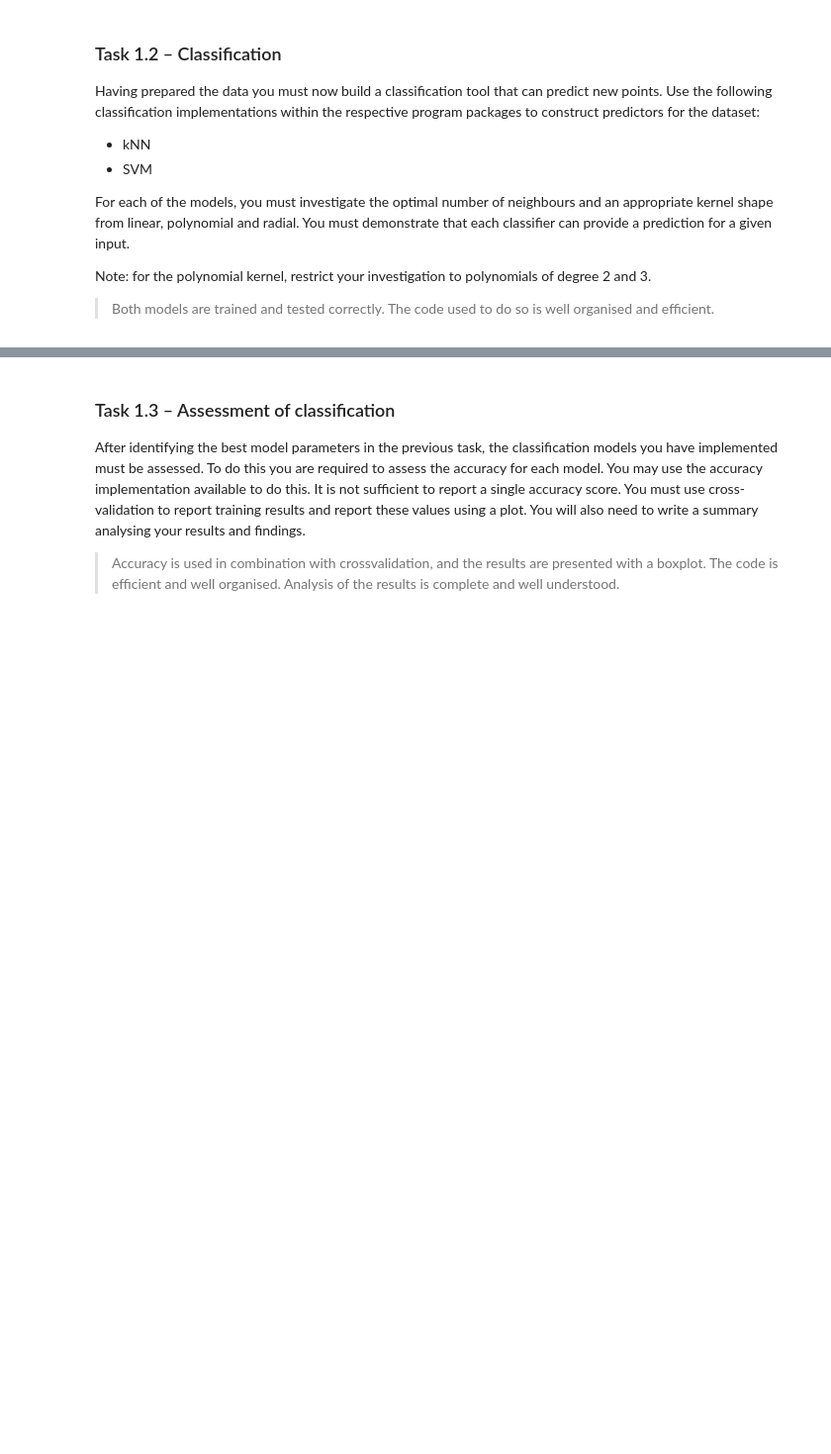
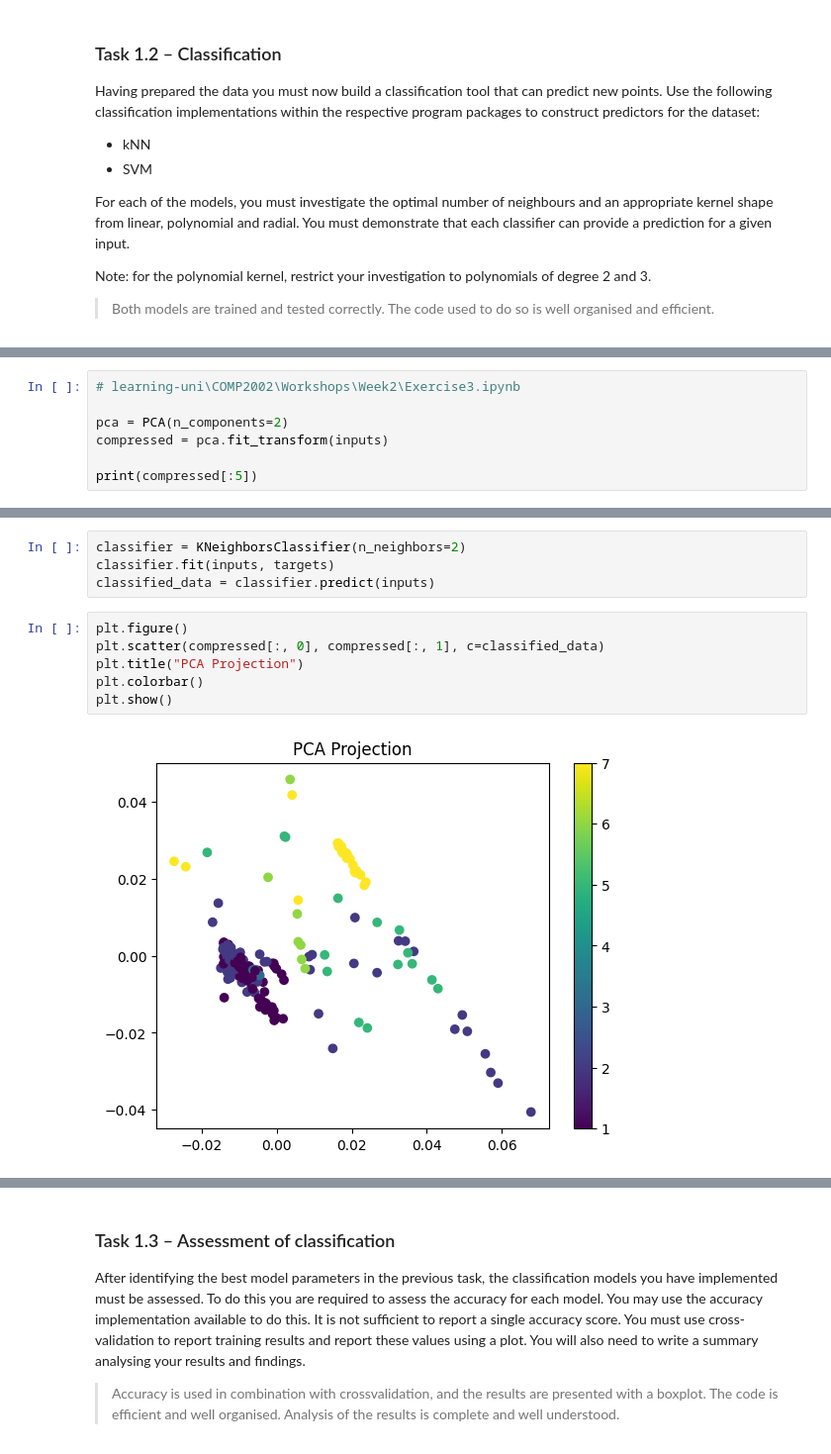
Before and after one commit to corey-richardson/comp2002, a Jupyter notebook: CW2/COMP2002.ipynb, the cells around one changed output, grey strips where cells are left out. Shown at 99% size. Saved outputs shown, nothing was run; the diff lists cells and outputs as text; blank space fills up the shorter version.

```diff
--- a/CW2/COMP2002.ipynb
+++ b/CW2/COMP2002.ipynb
@@ -42,0 +82,7 @@ Note: for the polynomial kernel, restrict your investigation to polynomials of d
+# %%
+# learning-uni\COMP2002\Workshops\Week2\Exercise3.ipynb
+
+pca = PCA(n_components=2)
+compressed = pca.fit_transform(inputs)
+
+print(compressed[:5])
@@ -42,0 +113,12 @@ Note: for the polynomial kernel, restrict your investigation to polynomials of d
+# %%
+classifier = KNeighborsClassifier(n_neighbors=2)
+classifier.fit(inputs, targets)
+classified_data = classifier.predict(inputs)
+# %%
+plt.figure()
+plt.scatter(compressed[:, 0], compressed[:, 1], c=classified_data)
+plt.title("PCA Projection")
+plt.colorbar()
+plt.show()
+# %% [output]
+[figure, added]
```
Also changed, not shown: parts of 8 cells of this notebook, 1 other file.
